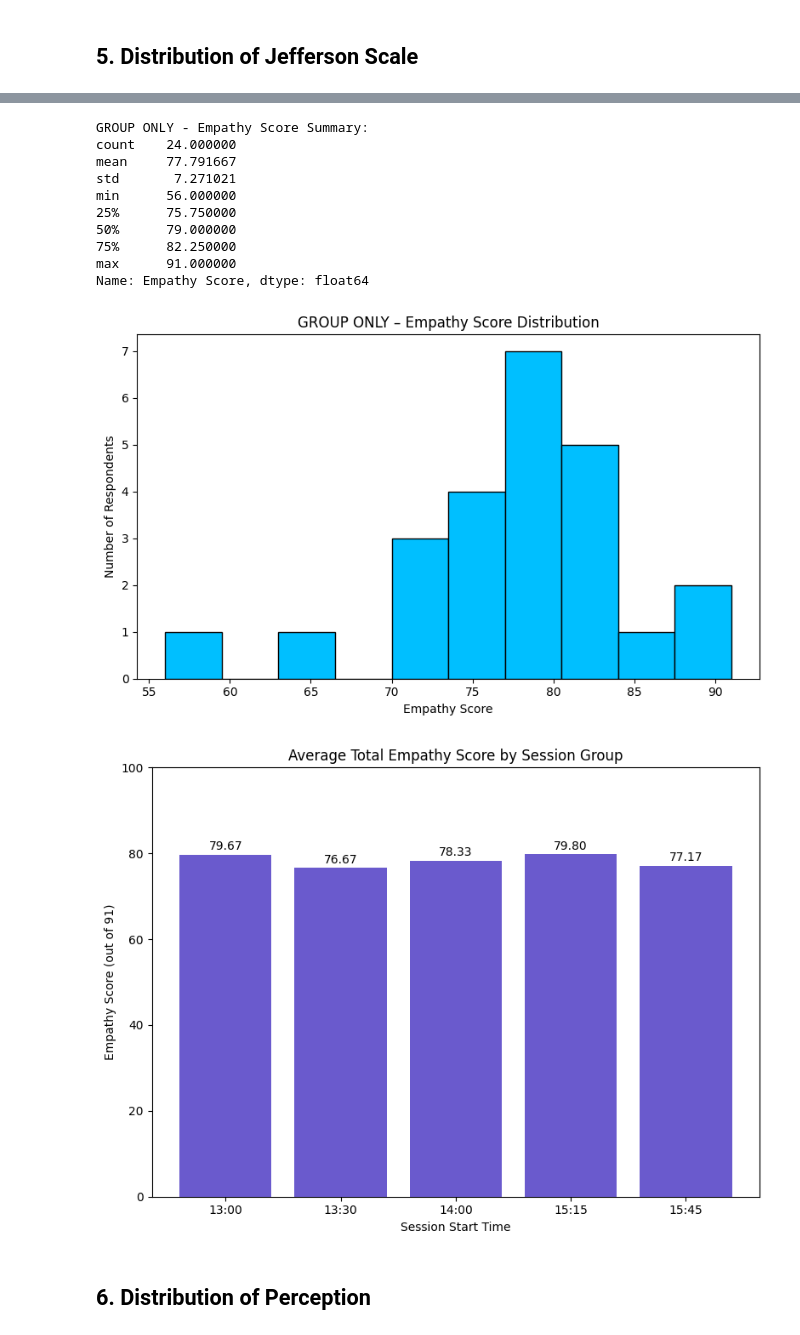
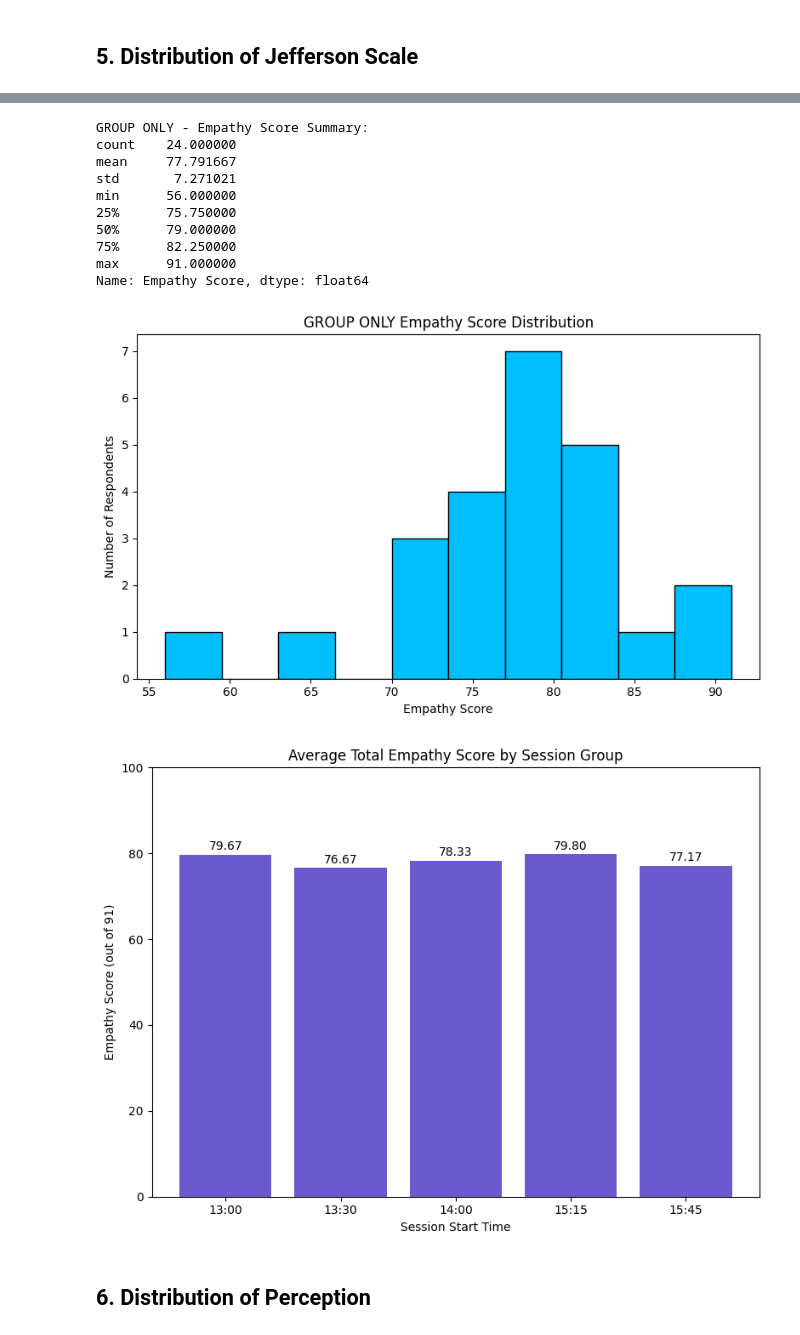
Before and after one commit to annkiener/master-thesis, a Jupyter notebook: Evaluation/post_eval_analysis.ipynb, the cells around one changed output, grey strips where cells are left out. Cells and saved outputs as stored; diff of their text form; code cells hidden in the pictures.

```diff
--- a/Evaluation/post_eval_analysis.ipynb
+++ b/Evaluation/post_eval_analysis.ipynb
@@ -236,7 +236,7 @@ print(df_empathy_group["Empathy Score"].describe())
 # Plot
 plt.figure(figsize=(8, 5))
 df_empathy_group["Empathy Score"].plot(kind='hist', bins=10, color='deepskyblue', edgecolor='black')
-plt.title("GROUP ONLY – Empathy Score Distribution")
+plt.title("GROUP ONLY Empathy Score Distribution")
 plt.xlabel("Empathy Score")
 plt.ylabel("Number of Respondents")
 plt.tight_layout()
@@ -294,34 +294,34 @@ plt.show()
 11    83
 ... (24 lines left out)
 50%      79.000000
 75%      83.000000
 max      91.000000
 Name: Empathy Score, dtype: float64
 [figure]
 [figure]
 INDIVIDUALS ONLY - Empathy Score Summary:
 count     5.000000
 mean     80.600000
 std       6.107373
 min      70.000000
 25%      81.000000
 50%      83.000000
 75%      84.000000
 max      85.000000
 Name: Empathy Score, dtype: float64
 [figure]
 [figure]
 GROUP ONLY - Empathy Score Summary:
 count    24.000000
 mean     77.791667
 std       7.271021
 min      56.000000
 25%      75.750000
 50%      79.000000
 75%      82.250000
 max      91.000000
 Name: Empathy Score, dtype: float64
-[figure, old version]
+[figure, new version]
 [figure]
 # %% [markdown]
 ## 6. Distribution of Perception
```
Also changed, not shown: 14 other files.
